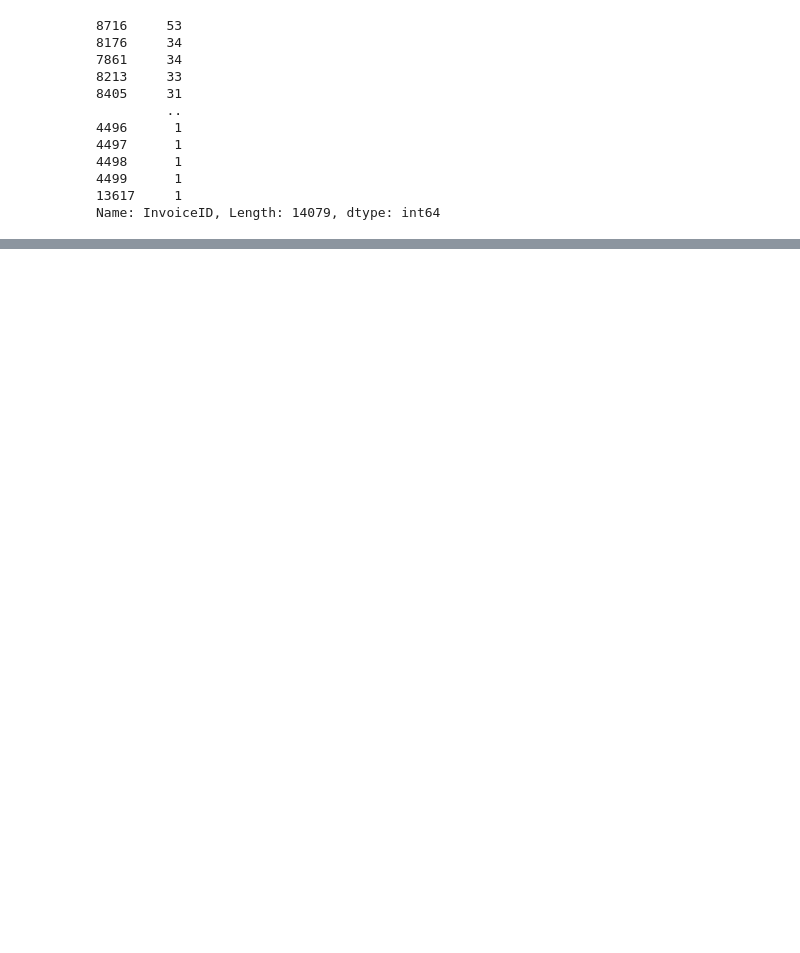
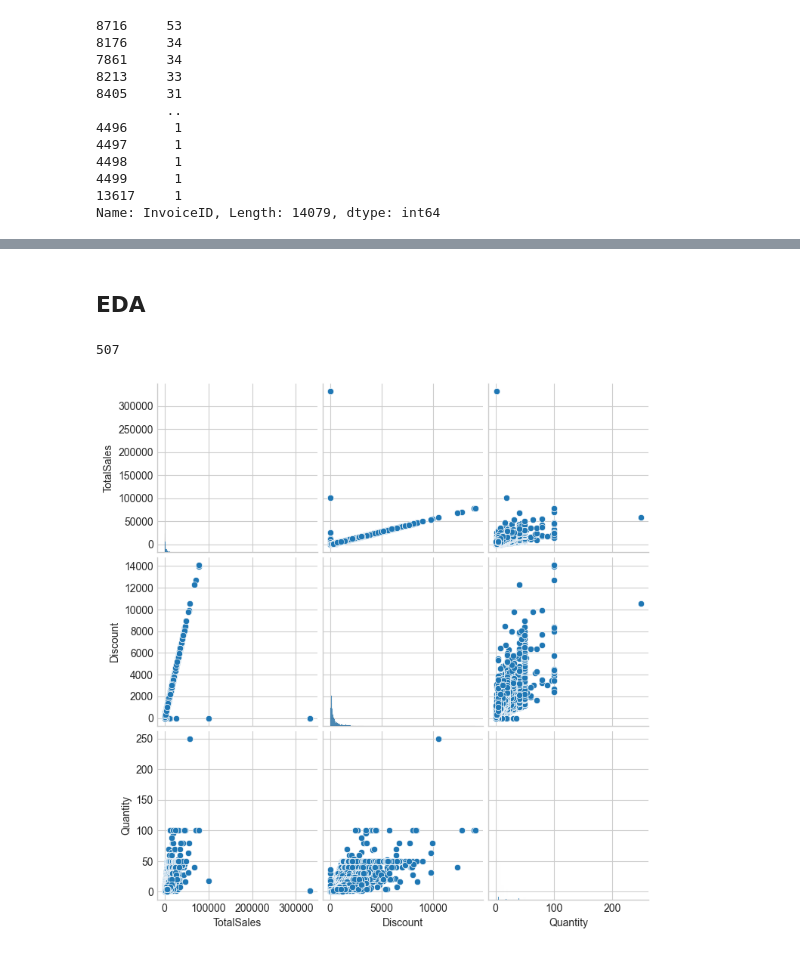
Before and after one commit to Medoci/Medoci, a Jupyter notebook: notebooks/Retail_CLV_competition.ipynb, the cells around one changed output, grey strips where cells are left out. Saved outputs shown, nothing was run; the diff lists cells and outputs as text; code cells hidden in the pictures; blank space fills up the shorter version.

```diff
--- a/notebooks/Retail_CLV_competition.ipynb
+++ b/notebooks/Retail_CLV_competition.ipynb
@@ -150,0 +209,11 @@ retail.query("InvoiceID == '8716'")
+# %% [markdown]
+## EDA
+# %%
+retail.CustomerID.nunique()
+# %% [output]
+507
+# %%
+sns.pairplot(retail, vars=['TotalSales', 'Discount', 'Quantity'])
+plt.show()
+# %% [output]
+[figure, added]
```
Also changed, not shown: parts of 18 cells of this notebook.
